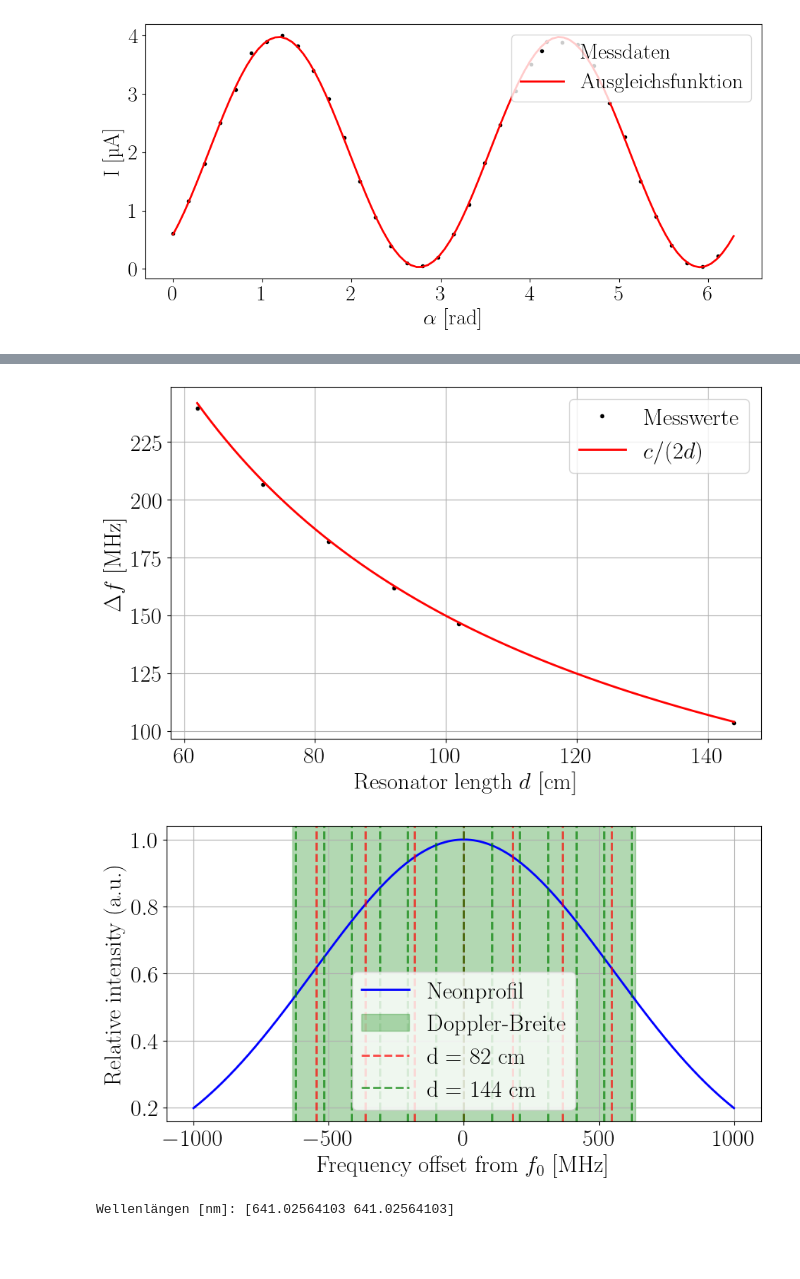
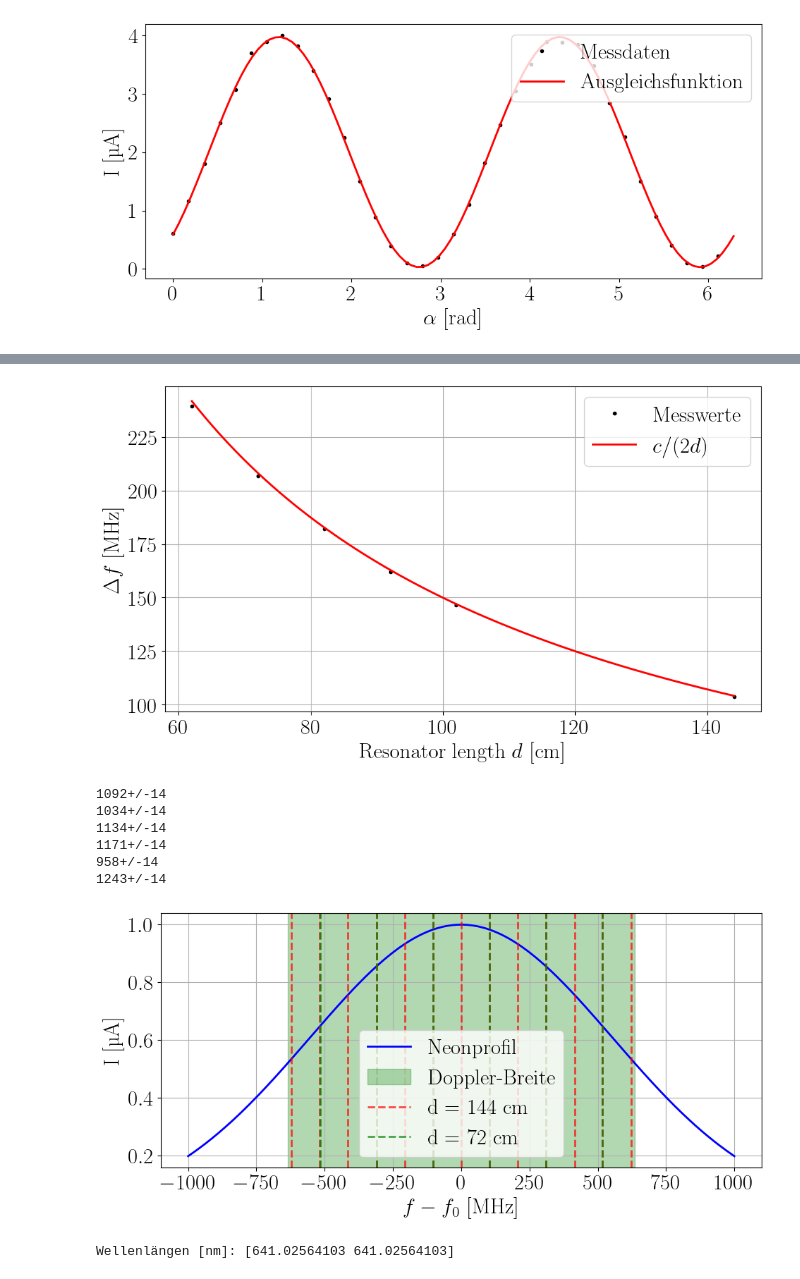
Before and after one commit to janvito/FP_24, a Jupyter notebook: V61/Skripte/Moden.ipynb, the cells around one changed output, grey strips where cells are left out. Saved outputs shown, nothing was run; the diff lists cells and outputs as text; code cells hidden in the pictures; blank space fills up the shorter version.

```diff
--- a/V61/Skripte/Moden.ipynb
+++ b/V61/Skripte/Moden.ipynb
@@ -259,40 +307,51 @@ theoretical_fine = (c.c / (2 * d_fine)) / 1e6  # in MHz
 plt.plot(ds_sorted*100, beat_freqs_sorted, 'k.', label='Messwerte')
 plt.plot(d_fine*100, theoretical_fine, 'r-', label=r'$c/(2d)$')
 plt.xlabel(r"Resonator length $d$ [cm]")
 plt.ylabel(r"$\Delta f$ [MHz]")
 plt.legend()
 plt.grid(True)
+plt.tight_layout()
 plt.savefig("deltaf.png",dpi=300)
 plt.show()
 
 plt.figure(figsize=(10,5))
 plt.plot((f_axis-f0)/1e6, doppler_curve, 'b-', label='Neonprofil')
 
 colors = ['r', 'g']
 labels = [
-    f'd = {int(ds[0]*100)} cm',
-    f'd = {int(ds[-1]*100)} cm'
+    f'd = {int(ds[-1]*100)} cm',
+    f'd = {int(ds[1]*100)} cm'
 ]
 plt.axvspan(-1270/2, 1270/2, alpha=0.3, color='green', label='Doppler-Breite')
-for i, (d, f) in enumerate(zip([ds[0], ds[-1]], [fpeaks[0], fpeaks[-1]])):
+for f in fpeaks:
+    f=np.array(f)
+    print(ufloat(f[-1],10)-ufloat(f[0],10))
+for i, (d, f) in enumerate(zip([ds[-1], ds[1]], [fpeaks[-1], fpeaks[1]])):
     fpeak = np.array(f) * 1e6  # MHz to Hz
     mode_freqs = f0 + (fpeak - fpeak.mean())
     # Only first and last mode
     for j, freq in enumerate(mode_freqs):
         label = labels[i] if j == 0 else None
         plt.axvline((freq-f0)/1e6, color=colors[i], linestyle='--', alpha=0.7, label=label)
         # Find the closest point on the f_axis for freq
         idx = np.abs(f_axis - freq).argmin()
 
-plt.xlabel(r"Frequency offset from $f_0$ [MHz]")
-plt.ylabel("Relative intensity (a.u.)")
+plt.xlabel(r"$f-f_0$ [MHz]")
+plt.ylabel(r"I [\si{\micro\ampere}]")
 plt.legend()
 plt.grid(True)
+plt.tight_layout()
 plt.savefig("doppler.png",dpi=300)
 plt.show()
 # %% [output]
-[figure, old version]
+[figure, new version]
+1092+/-14
+1034+/-14
+1134+/-14
+1171+/-14
+958+/-14
+1243+/-14
-[figure, old version]
+[figure, new version]
 # %%
 dBlendeSchirm = 52  # cm
 g = [80, 100]       # µm
```
Also changed, not shown: parts of 1 cell of this notebook, 8 other files.
